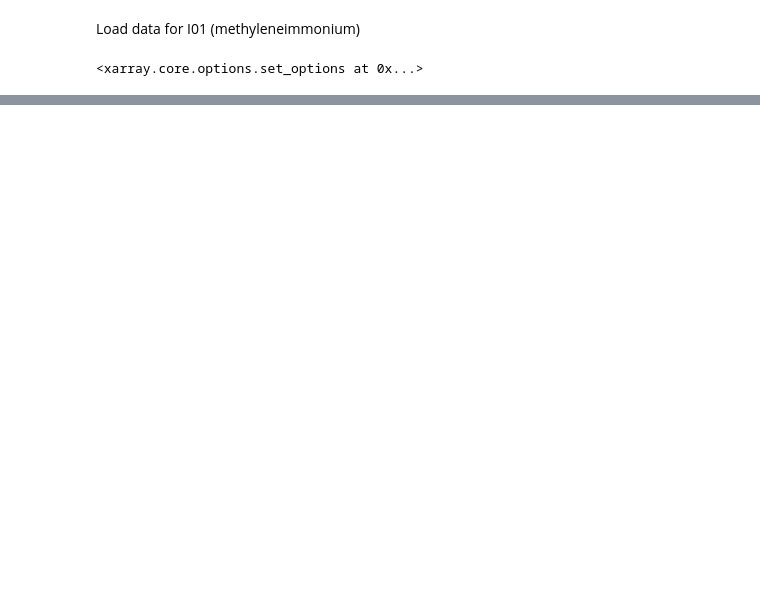
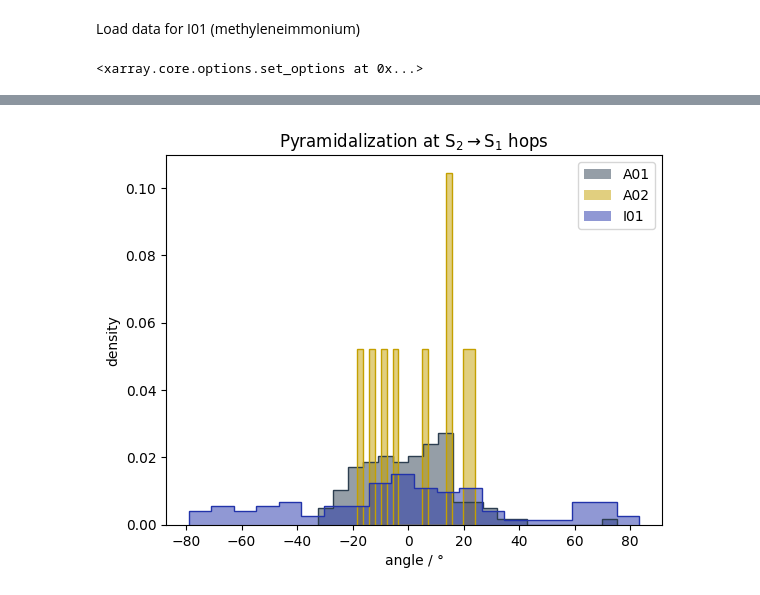
Before and after one commit to SHNITSEL/shnitsel-tools, a Jupyter notebook: tutorials/2_99_hop_distributions.ipynb, the cells around one changed output, grey strips where cells are left out. Saved outputs shown, nothing was run; the diff lists cells and outputs as text; code cells hidden in the pictures; blank space fills up the shorter version.

```diff
--- a/tutorials/2_99_hop_distributions.ipynb
+++ b/tutorials/2_99_hop_distributions.ipynb
@@ -70,0 +130,3 @@ pyr.transpose(..., 'descriptor').to_pandas().plot.hist()
+# %%
+pyr_df = pyr.to_pandas().reset_index().drop(columns=['trajid', 'time'])
+pyr_df
@@ -70,0 +147,14 @@ pyr.transpose(..., 'descriptor').to_pandas().plot.hist()
+# %%
+# fig, axs = plt.subplots(2, 1, layout='constrained', sharex=True)
+for (name, compound), color in zip(pyr_df.groupby('compound'), colors.values()):
+    # ax = axs[0] if name=='A03' else axs[1]
+    if name=='A03': continue
+    plt.hist(compound['atXYZ'], label=name, color=color, density=True, alpha=.5, bins=20)
+    plt.hist(compound['atXYZ'], histtype='step', color=color, density=True, fill=False, bins=20)
+plt.legend()
+plt.xlabel('angle / °')
+plt.ylabel('density')
+plt.title(r"Pyramidalization at S$_2\to$S$_1$ hops")
+plt.savefig('/nc/reports/2026-01-13_hop_distributions/all_pyramids.pdf')
+# %% [output]
+[figure, added]
```
Also changed, not shown: parts of 23 cells of this notebook.
